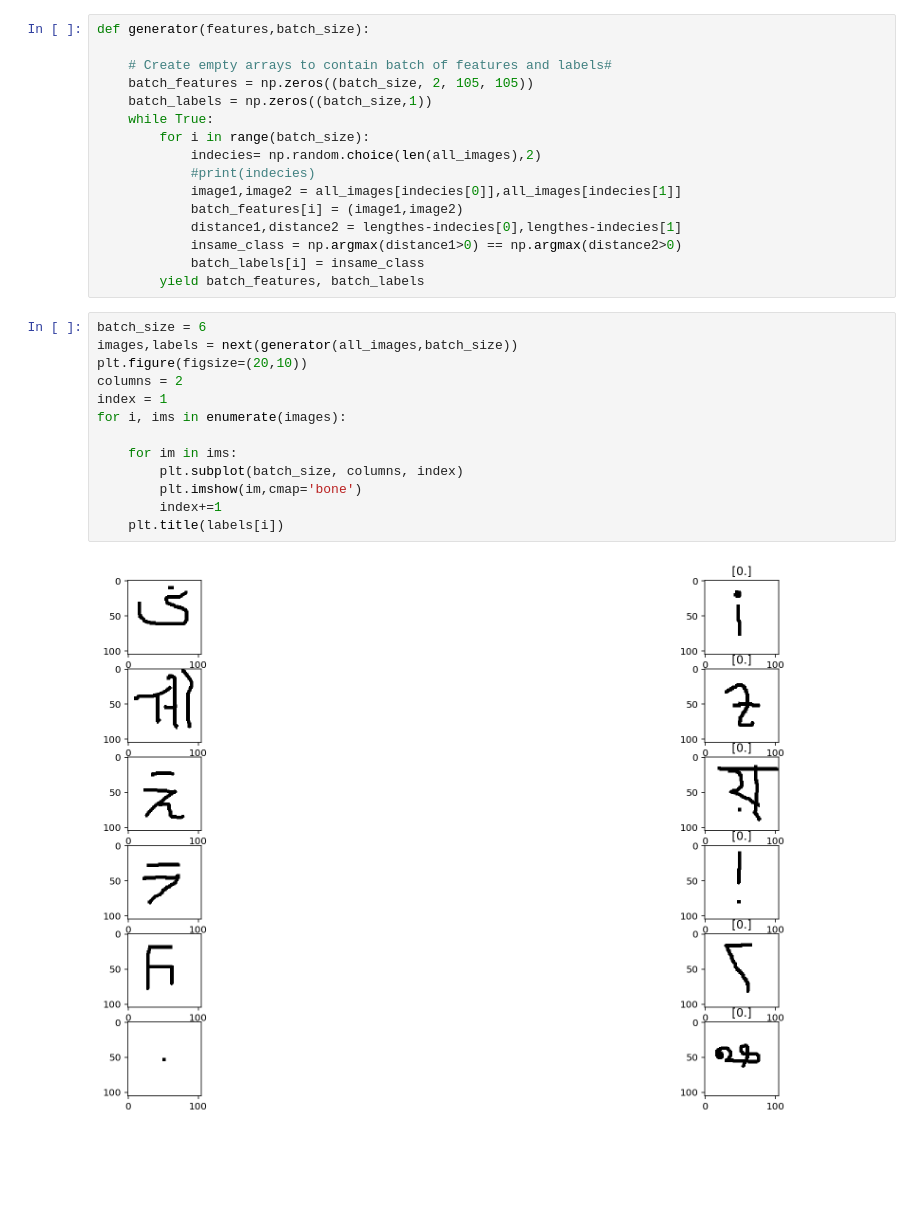
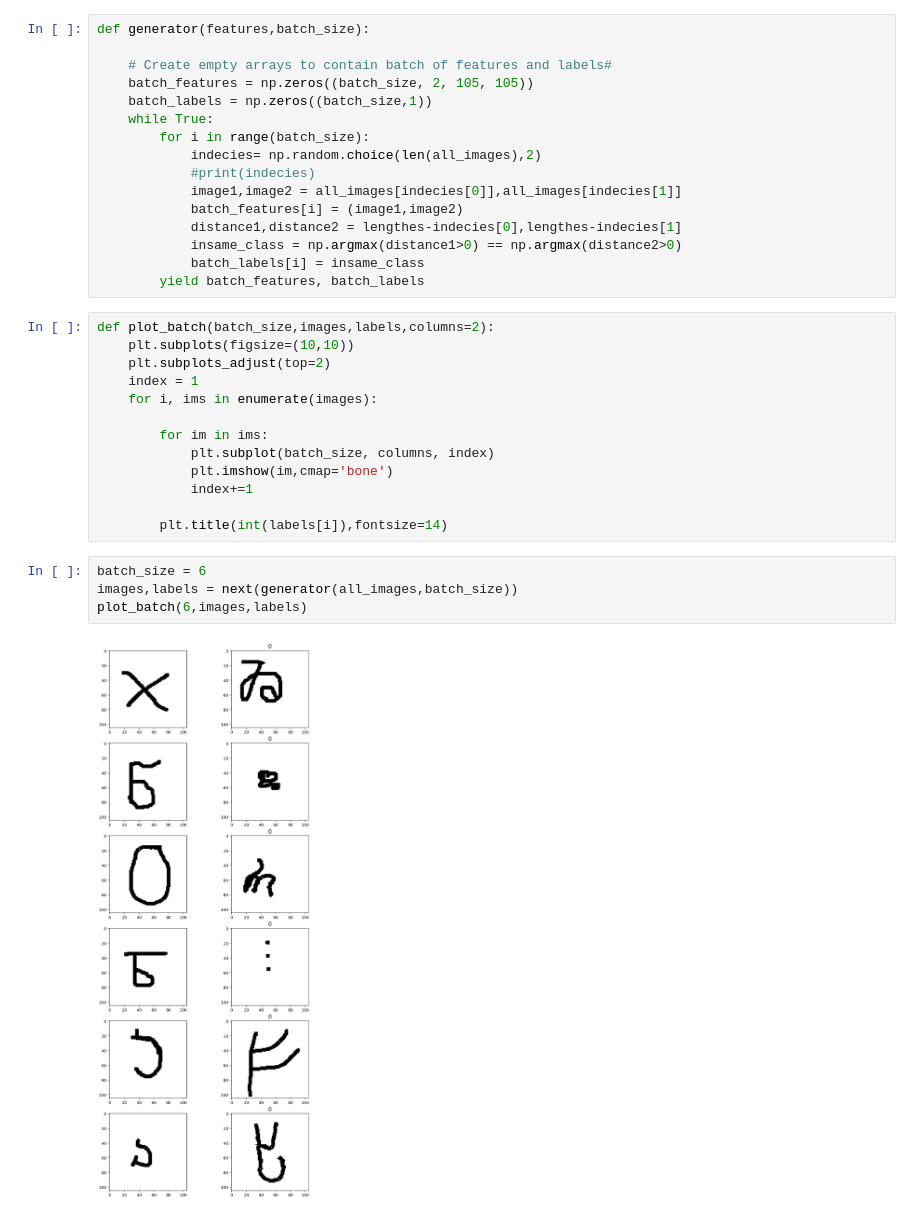
Before and after one commit to Craq/FewShotOmniglot, a Jupyter notebook: Batch_generator.ipynb, the cells around one changed output. Saved outputs shown, nothing was run; the diff lists cells and outputs as text; blank space fills up the shorter version.

Commit message:
Class balance and visualisation

```diff
--- a/Batch_generator.ipynb
+++ b/Batch_generator.ipynb
@@ -39,17 +39,21 @@ def generator(features,batch_size):
             batch_labels[i] = insame_class
         yield batch_features, batch_labels
 # %%
-batch_size = 6
-images,labels = next(generator(all_images,batch_size))
-plt.figure(figsize=(20,10))
-columns = 2
-index = 1
-for i, ims in enumerate(images):
+def plot_batch(batch_size,images,labels,columns=2):
+    plt.subplots(figsize=(10,10))
+    plt.subplots_adjust(top=2)
+    index = 1
+    for i, ims in enumerate(images):
 
-    for im in ims:
-        plt.subplot(batch_size, columns, index)
-        plt.imshow(im,cmap='bone')
-        index+=1
-    plt.title(labels[i])
+        for im in ims:
+            plt.subplot(batch_size, columns, index)
+            plt.imshow(im,cmap='bone')
+            index+=1
+
+        plt.title(int(labels[i]),fontsize=14)
-# %% [output]
-[figure, removed]
+# %%
+batch_size = 6
+images,labels = next(generator(all_images,batch_size))
+plot_batch(6,images,labels)
+# %% [output]
+[figure, added]
```
Also changed, not shown: parts of 2 cells of this notebook.
